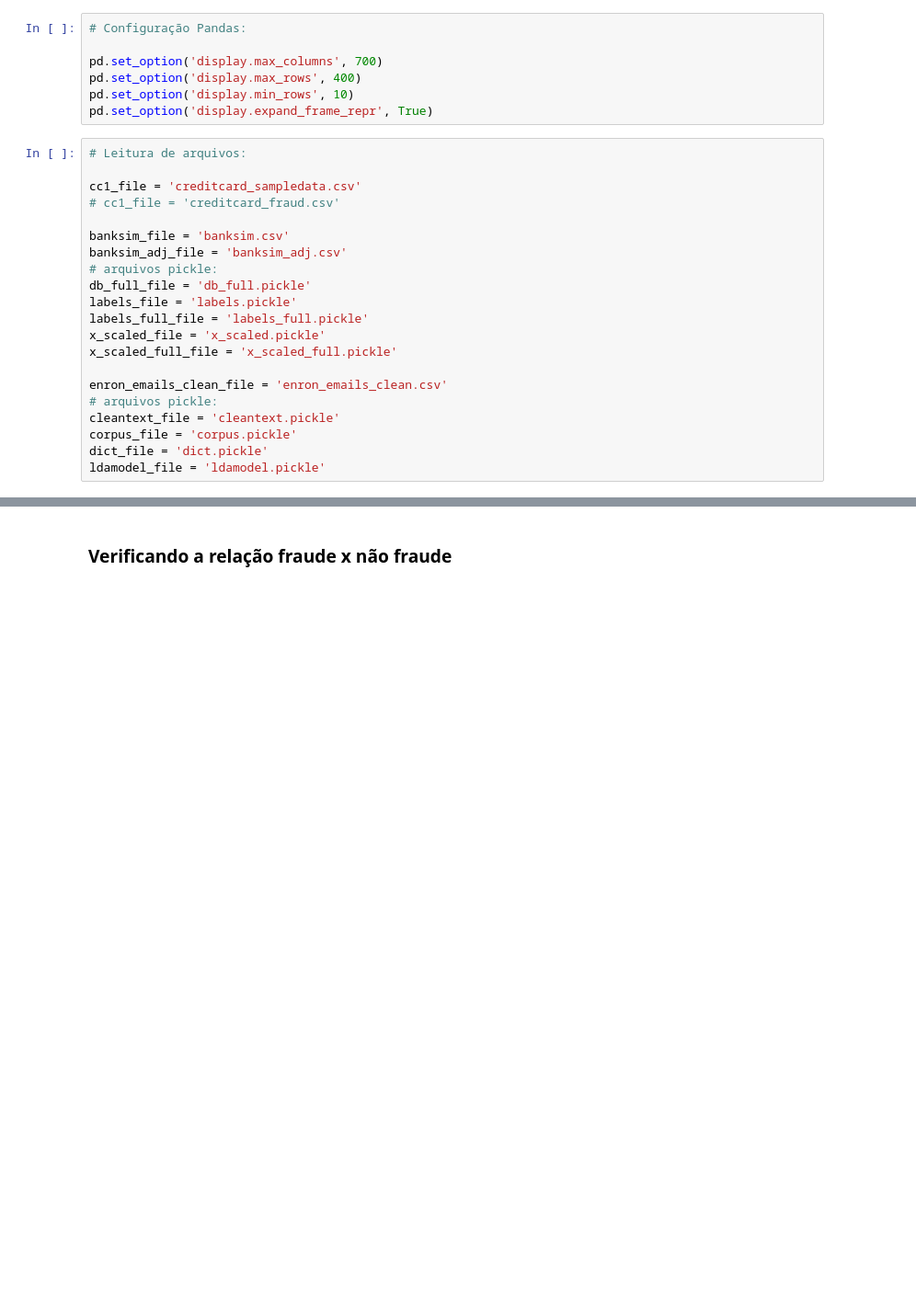
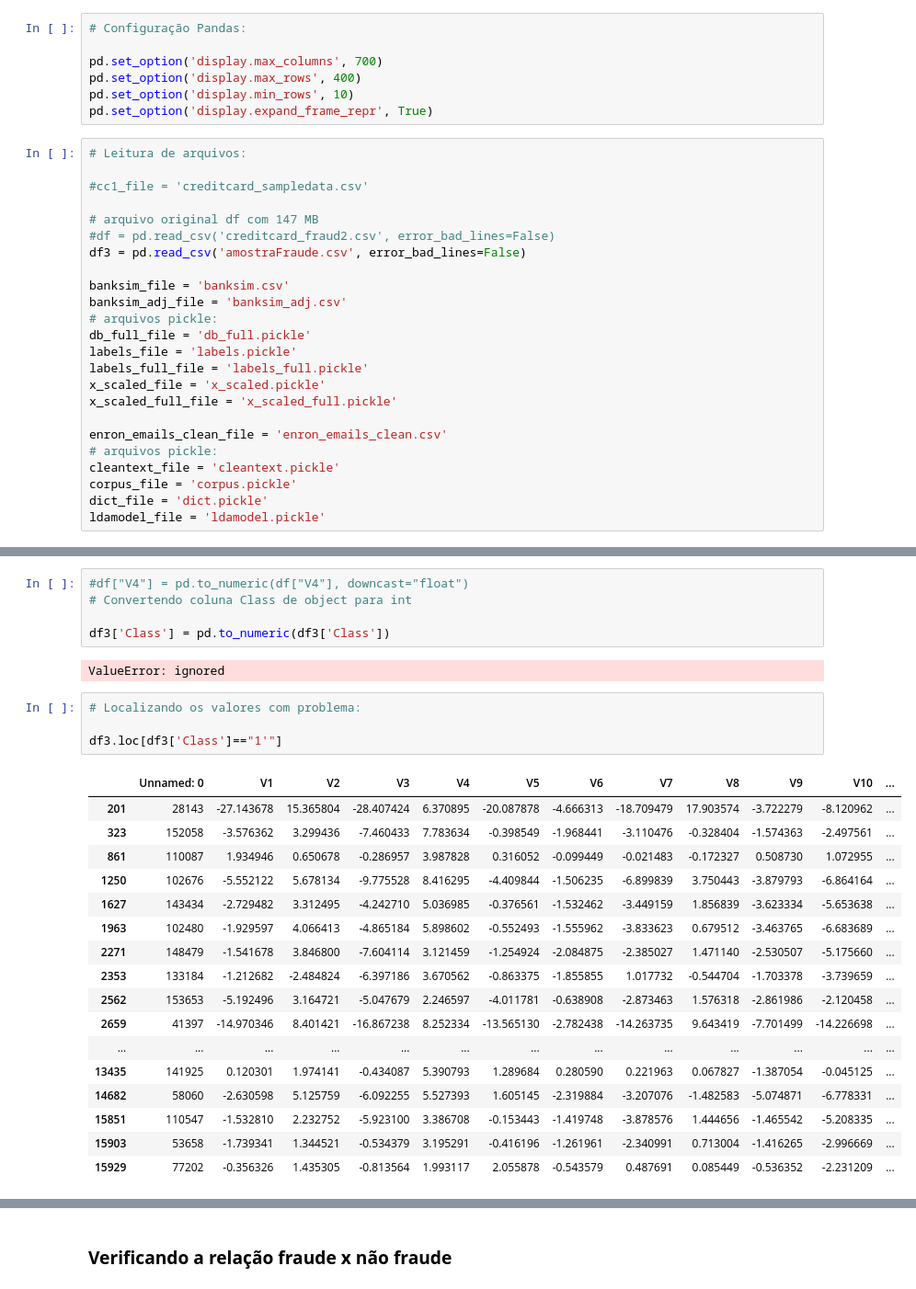
Before and after one commit to rodglins/Deteccao_Fraude_Python, a Jupyter notebook: projetoDeteccaoFraudeDIO.ipynb, the cells around one changed output, grey strips where cells are left out. Shown at 92% size. Drawn from its saved outputs; the diff is of its cells as text; blank space fills up the shorter version.

```diff
--- a/projetoDeteccaoFraudeDIO.ipynb
+++ b/projetoDeteccaoFraudeDIO.ipynb
@@ -68,8 +68,11 @@ pd.set_option('display.expand_frame_repr', True)
 # %%
 # Leitura de arquivos:
 
-cc1_file = 'creditcard_sampledata.csv'
-# cc1_file = 'creditcard_fraud.csv'
+#cc1_file = 'creditcard_sampledata.csv'
+
+# arquivo original df com 147 MB
+#df = pd.read_csv('creditcard_fraud2.csv', error_bad_lines=False)
+df3 = pd.read_csv('amostraFraude.csv', error_bad_lines=False)
 
 banksim_file = 'banksim.csv'
 banksim_adj_file = 'banksim_adj.csv'
@@ -88,0 +143,29 @@ ldamodel_file = 'ldamodel.pickle'
+# %%
+#df["V4"] = pd.to_numeric(df["V4"], downcast="float")
+# Convertendo coluna Class de object para int
+
+df3['Class'] = pd.to_numeric(df3['Class'])
+# %% [output]
+ValueError: ignored
+# %%
+# Localizando os valores com problema:
+
+df3.loc[df3['Class']=="1'"]
+# %% [output]
+|  | Unnamed: 0 | V1 | V2 | V3 | V4 | V5 | V6 | V7 | V8 | V9 | V10 | ... |
+| 201 | 28143 | -27.143678 | 15.365804 | -28.407424 | 6.370895 | -20.087878 | -4.666313 | -18.709479 | 17.903574 | -3.722279 | -8.120962 | ... |
+| 323 | 152058 | -3.576362 | 3.299436 | -7.460433 | 7.783634 | -0.398549 | -1.968441 | -3.110476 | -0.328404 | -1.574363 | -2.497561 | ... |
+| 861 | 110087 | 1.934946 | 0.650678 | -0.286957 | 3.987828 | 0.316052 | -0.099449 | -0.021483 | -0.172327 | 0.508730 | 1.072955 | ... |
+| 1250 | 102676 | -5.552122 | 5.678134 | -9.775528 | 8.416295 | -4.409844 | -1.506235 | -6.899839 | 3.750443 | -3.879793 | -6.864164 | ... |
+| 1627 | 143434 | -2.729482 | 3.312495 | -4.242710 | 5.036985 | -0.376561 | -1.532462 | -3.449159 | 1.856839 | -3.623334 | -5.653638 | ... |
+| 1963 | 102480 | -1.929597 | 4.066413 | -4.865184 | 5.898602 | -0.552493 | -1.555962 | -3.833623 | 0.679512 | -3.463765 | -6.683689 | ... |
+| 2271 | 148479 | -1.541678 | 3.846800 | -7.604114 | 3.121459 | -1.254924 | -2.084875 | -2.385027 | 1.471140 | -2.530507 | -5.175660 | ... |
+| 2353 | 133184 | -1.212682 | -2.484824 | -6.397186 | 3.670562 | -0.863375 | -1.855855 | 1.017732 | -0.544704 | -1.703378 | -3.739659 | ... |
+| 2562 | 153653 | -5.192496 | 3.164721 | -5.047679 | 2.246597 | -4.011781 | -0.638908 | -2.873463 | 1.576318 | -2.861986 | -2.120458 | ... |
+| 2659 | 41397 | -14.970346 | 8.401421 | -16.867238 | 8.252334 | -13.565130 | -2.782438 | -14.263735 | 9.643419 | -7.701499 | -14.226698 | ... |
+| ... | ... | ... | ... | ... | ... | ... | ... | ... | ... | ... | ... | ... |
+| 13435 | 141925 | 0.120301 | 1.974141 | -0.434087 | 5.390793 | 1.289684 | 0.280590 | 0.221963 | 0.067827 | -1.387054 | -0.045125 | ... |
+| 14682 | 58060 | -2.630598 | 5.125759 | -6.092255 | 5.527393 | 1.605145 | -2.319884 | -3.207076 | -1.482583 | -5.074871 | -6.778331 | ... |
+| 15851 | 110547 | -1.532810 | 2.232752 | -5.923100 | 3.386708 | -0.153443 | -1.419748 | -3.878576 | 1.444656 | -1.465542 | -5.208335 | ... |
+| 15903 | 53658 | -1.739341 | 1.344521 | -0.534379 | 3.195291 | -0.416196 | -1.261961 | -2.340991 | 0.713004 | -1.416265 | -2.996669 | ... |
+| 15929 | 77202 | -0.356326 | 1.435305 | -0.813564 | 1.993117 | 2.055878 | -0.543579 | 0.487691 | 0.085449 | -0.536352 | -2.231209 | ... |
```
Also changed, not shown: parts of 54 cells of this notebook.
